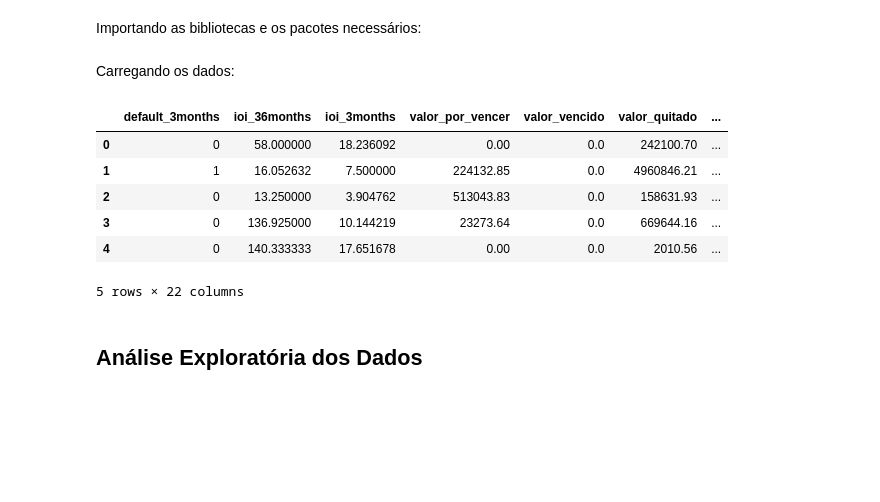
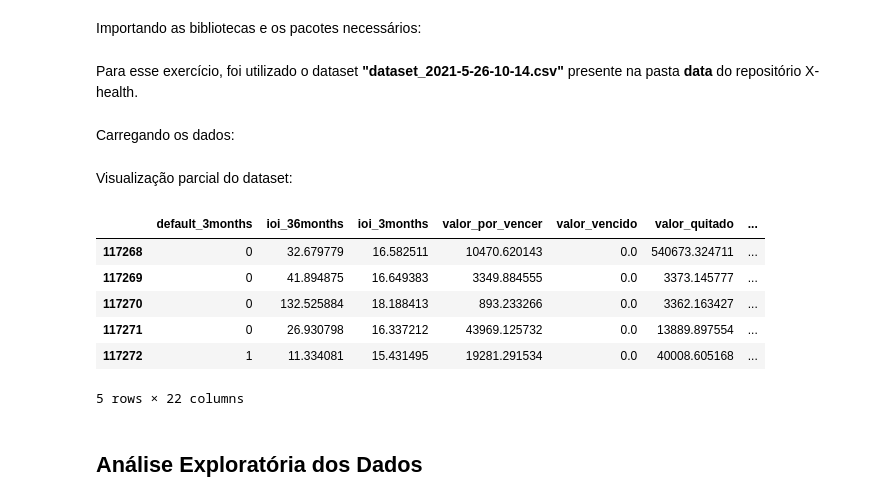
Before and after one commit to MaiaraMoro/X-health, a Jupyter notebook: notebooks/01_analise_exploratoria.ipynb, the cells around one changed output. Drawn from its saved outputs; the diff is of its cells as text; code cells hidden in the pictures; blank space fills up the shorter version.

```diff
--- a/notebooks/01_analise_exploratoria.ipynb
+++ b/notebooks/01_analise_exploratoria.ipynb
@@ -10,29 +12,35 @@ import numpy as np
 import matplotlib.pyplot as plt
 import seaborn as sns
+# %% [markdown]
+Para esse exercício, foi utilizado o dataset **"dataset_2021-5-26-10-14.csv"** presente na pasta **data** do repositório X-health.
 # %% [markdown]
 Carregando os dados:
 # %%
-# diretório base
+# identificando diretório base
 base_dir = Path.cwd()
 
-# caminho para a pasta contendo os dados
+# caminho para a pasta contendo o dataset
 data_dir = base_dir.parent / "data"
 
-#caminho para o dataset
+# caminho para o dataset
 df_path = data_dir / "dataset_2021-5-26-10-14.csv"
 
 # importando o arquivo csv para um dataframe pandas
 df = pd.read_csv(df_path, sep="\t", encoding="utf-8")
-
-df.head()
-# %% [output]
-|  | default_3months | ioi_36months | ioi_3months | valor_por_vencer | valor_vencido | valor_quitado | ... |
-| 0 | 0 | 58.000000 | 18.236092 | 0.00 | 0.0 | 242100.70 | ... |
-| 1 | 1 | 16.052632 | 7.500000 | 224132.85 | 0.0 | 4960846.21 | ... |
-| 2 | 0 | 13.250000 | 3.904762 | 513043.83 | 0.0 | 158631.93 | ... |
-| 3 | 0 | 136.925000 | 10.144219 | 23273.64 | 0.0 | 669644.16 | ... |
-| 4 | 0 | 140.333333 | 17.651678 | 0.00 | 0.0 | 2010.56 | ... |
-5 rows × 22 columns
+# %% [markdown]
+Visualização parcial do dataset:
+# %%
+# visualizando as primeiras e últimas linhas do dataframe
+df.head()
+df.tail()
+# %% [output]
+|  | default_3months | ioi_36months | ioi_3months | valor_por_vencer | valor_vencido | valor_quitado | ... |
+| 117268 | 0 | 32.679779 | 16.582511 | 10470.620143 | 0.0 | 540673.324711 | ... |
+| 117269 | 0 | 41.894875 | 16.649383 | 3349.884555 | 0.0 | 3373.145777 | ... |
+| 117270 | 0 | 132.525884 | 18.188413 | 893.233266 | 0.0 | 3362.163427 | ... |
+| 117271 | 0 | 26.930798 | 16.337212 | 43969.125732 | 0.0 | 13889.897554 | ... |
+| 117272 | 1 | 11.334081 | 15.431495 | 19281.291534 | 0.0 | 40008.605168 | ... |
+5 rows × 22 columns
 # %% [markdown]
 ## Análise Exploratória dos Dados
 # %% [markdown]
```
Also changed, not shown: parts of 14 cells of this notebook.
